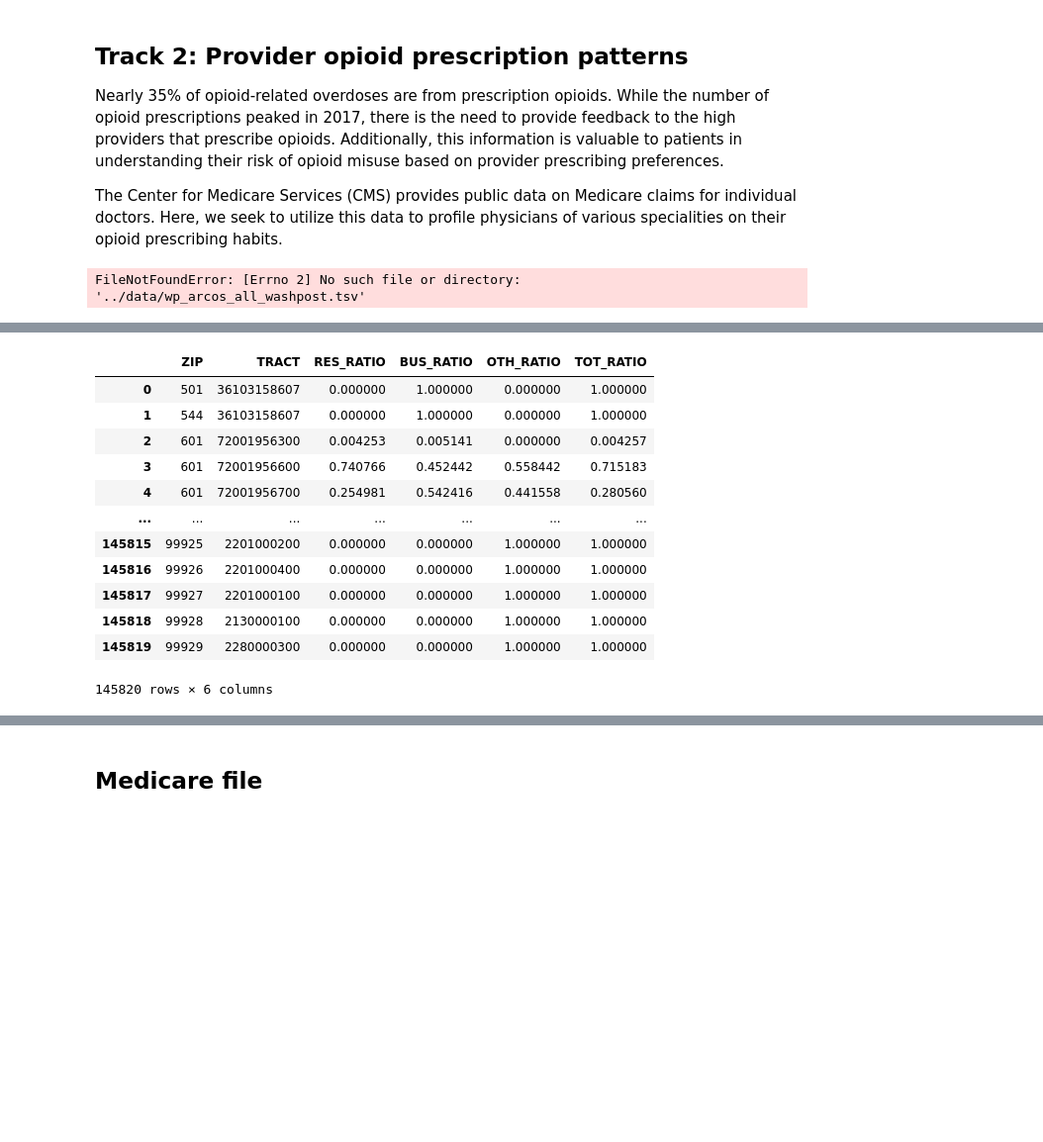
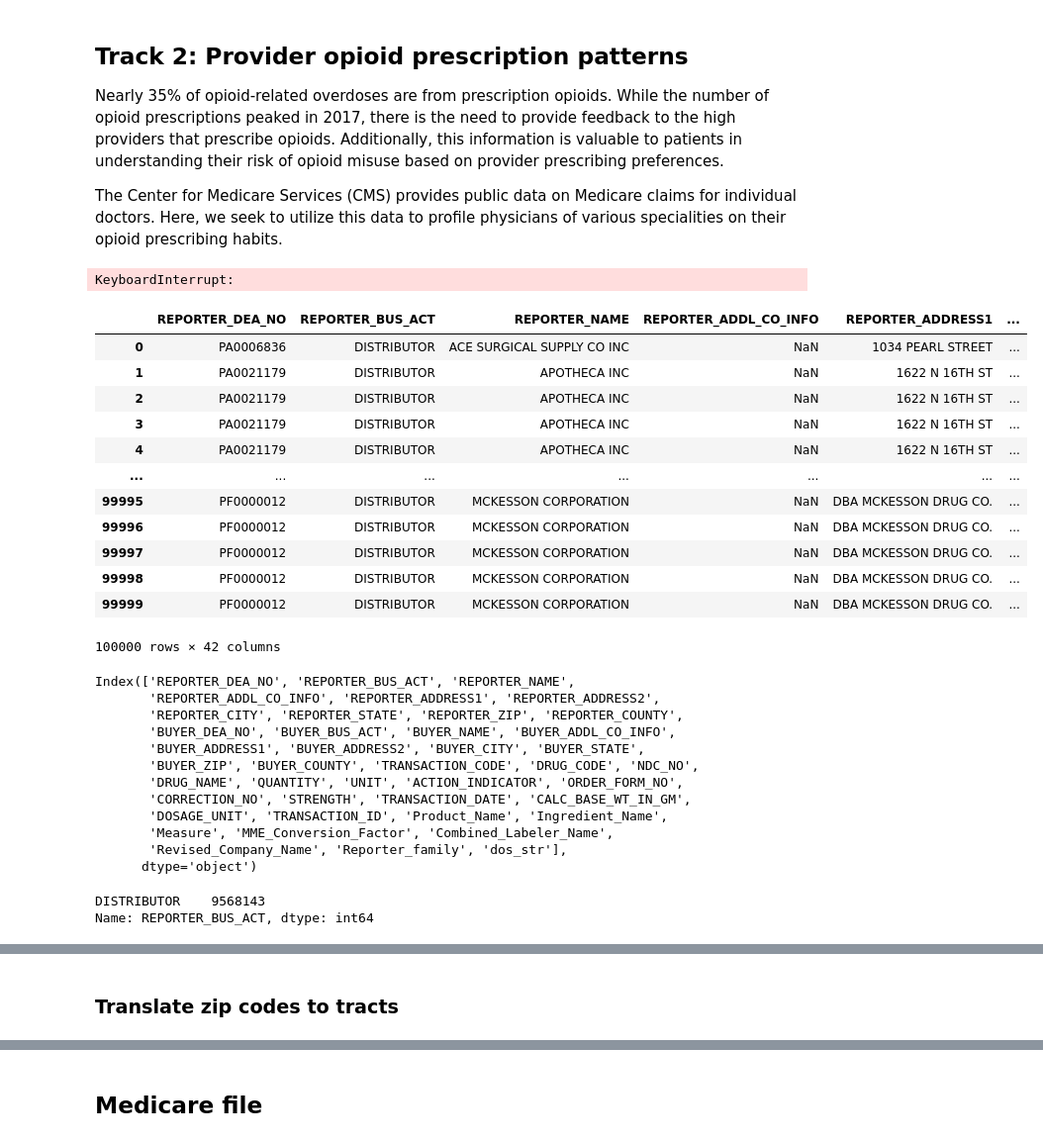
Before and after one commit to jessicambs/hacknights, a Jupyter notebook: opioid-analytics/01_opioid-distribution-prescription-patterns.ipynb, the cells around one changed output, grey strips where cells are left out. Shown at 99% size. Cells and saved outputs as stored; diff of their text form; code cells hidden in the pictures; blank space fills up the shorter version.

```diff
--- a/opioid-analytics/01_opioid-distribution-prescription-patterns.ipynb
+++ b/opioid-analytics/01_opioid-distribution-prescription-patterns.ipynb
@@ -74,15 +83,46 @@ The Center for Medicare Services (CMS) provides public data on Medicare claims f
 # %%
 import pandas as pd
 # %%
-data = pd.read_csv('../data/wp_arcos_all_washpost.tsv', delimiter='/t')
+data = pd.read_csv('data/wp_arcos_all_washpost.tsv', delimiter='/t')
 # %% [output]
-FileNotFoundError: [Errno 2] No such file or directory: '../data/wp_arcos_all_washpost.tsv'
+KeyboardInterrupt:
 # %%
 chunksize = 100000   # adjust it! for example --> 10**5
-for chunk in (pd.read_csv('../data/wp_arcos_all_washpost.tsv', delimiter='\t',
+for chunk in (pd.read_csv('data/wp_arcos_all_washpost.tsv', delimiter='\t',
                           chunksize=chunksize)
              ):
     display(chunk)
     print(chunk.columns)
     break
+# %% [output]
+|  | REPORTER_DEA_NO | REPORTER_BUS_ACT | REPORTER_NAME | REPORTER_ADDL_CO_INFO | REPORTER_ADDRESS1 | ... |
+| 0 | PA0006836 | DISTRIBUTOR | ACE SURGICAL SUPPLY CO INC | NaN | 1034 PEARL STREET | ... |
+| 1 | PA0021179 | DISTRIBUTOR | APOTHECA INC | NaN | 1622 N 16TH ST | ... |
+| 2 | PA0021179 | DISTRIBUTOR | APOTHECA INC | NaN | 1622 N 16TH ST | ... |
+| 3 | PA0021179 | DISTRIBUTOR | APOTHECA INC | NaN | 1622 N 16TH ST | ... |
+| 4 | PA0021179 | DISTRIBUTOR | APOTHECA INC | NaN | 1622 N 16TH ST | ... |
+| ... | ... | ... | ... | ... | ... | ... |
+| 99995 | PF0000012 | DISTRIBUTOR | MCKESSON CORPORATION | NaN | DBA MCKESSON DRUG CO. | ... |
+| 99996 | PF0000012 | DISTRIBUTOR | MCKESSON CORPORATION | NaN | DBA MCKESSON DRUG CO. | ... |
+| 99997 | PF0000012 | DISTRIBUTOR | MCKESSON CORPORATION | NaN | DBA MCKESSON DRUG CO. | ... |
+| 99998 | PF0000012 | DISTRIBUTOR | MCKESSON CORPORATION | NaN | DBA MCKESSON DRUG CO. | ... |
+| 99999 | PF0000012 | DISTRIBUTOR | MCKESSON CORPORATION | NaN | DBA MCKESSON DRUG CO. | ... |
+100000 rows × 42 columns
+Index(['REPORTER_DEA_NO', 'REPORTER_BUS_ACT', 'REPORTER_NAME',
+       'REPORTER_ADDL_CO_INFO', 'REPORTER_ADDRESS1', 'REPORTER_ADDRESS2',
+       'REPORTER_CITY', 'REPORTER_STATE', 'REPORTER_ZIP', 'REPORTER_COUNTY',
+       'BUYER_DEA_NO', 'BUYER_BUS_ACT', 'BUYER_NAME', 'BUYER_ADDL_CO_INFO',
+       'BUYER_ADDRESS1', 'BUYER_ADDRESS2', 'BUYER_CITY', 'BUYER_STATE',
+       'BUYER_ZIP', 'BUYER_COUNTY', 'TRANSACTION_CODE', 'DRUG_CODE', 'NDC_NO',
+       'DRUG_NAME', 'QUANTITY', 'UNIT', 'ACTION_INDICATOR', 'ORDER_FORM_NO',
+       'CORRECTION_NO', 'STRENGTH', 'TRANSACTION_DATE', 'CALC_BASE_WT_IN_GM',
+       'DOSAGE_UNIT', 'TRANSACTION_ID', 'Product_Name', 'Ingredient_Name',
+       'Measure', 'MME_Conversion_Factor', 'Combined_Labeler_Name',
+       'Revised_Company_Name', 'Reporter_family', 'dos_str'],
+      dtype='object')
+# %%
+chunk['REPORTER_BUS_ACT'].value_countsnts()
+# %% [output]
+DISTRIBUTOR    9568143
+Name: REPORTER_BUS_ACT, dtype: int64
 # %%
@@ -113,16 +151,2 @@ zip_tract = pd.read_csv('data/ZIP_TRACT_122010.csv')
-# %%
-zip_tract
-# %% [output]
-|  | ZIP | TRACT | RES_RATIO | BUS_RATIO | OTH_RATIO | TOT_RATIO |
-| 0 | 501 | 36103158607 | 0.000000 | 1.000000 | 0.000000 | 1.000000 |
-| 1 | 544 | 36103158607 | 0.000000 | 1.000000 | 0.000000 | 1.000000 |
-| 2 | 601 | 72001956300 | 0.004253 | 0.005141 | 0.000000 | 0.004257 |
-| 3 | 601 | 72001956600 | 0.740766 | 0.452442 | 0.558442 | 0.715183 |
-| 4 | 601 | 72001956700 | 0.254981 | 0.542416 | 0.441558 | 0.280560 |
-| ... | ... | ... | ... | ... | ... | ... |
-| 145815 | 99925 | 2201000200 | 0.000000 | 0.000000 | 1.000000 | 1.000000 |
-| 145816 | 99926 | 2201000400 | 0.000000 | 0.000000 | 1.000000 | 1.000000 |
-| 145817 | 99927 | 2201000100 | 0.000000 | 0.000000 | 1.000000 | 1.000000 |
-| 145818 | 99928 | 2130000100 | 0.000000 | 0.000000 | 1.000000 | 1.000000 |
-| 145819 | 99929 | 2280000300 | 0.000000 | 0.000000 | 1.000000 | 1.000000 |
-145820 rows × 6 columns
+# %% [markdown]
+### Translate zip codes to tracts
```
Also changed, not shown: parts of 12 cells of this notebook.
